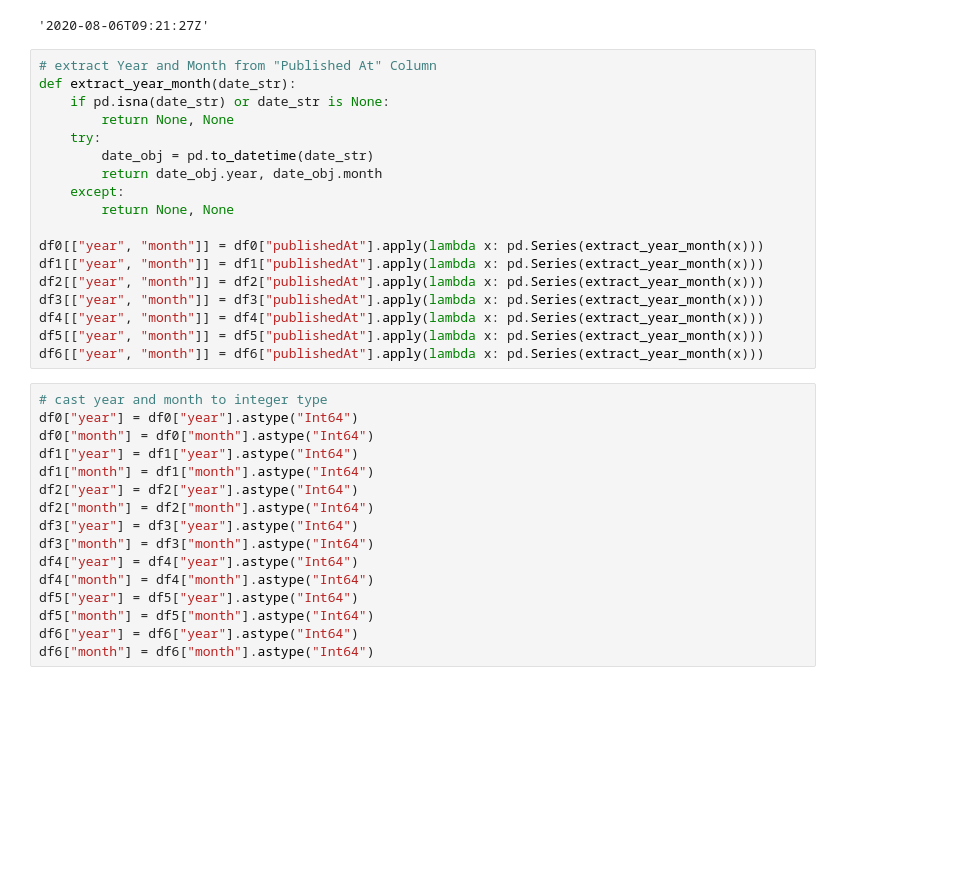
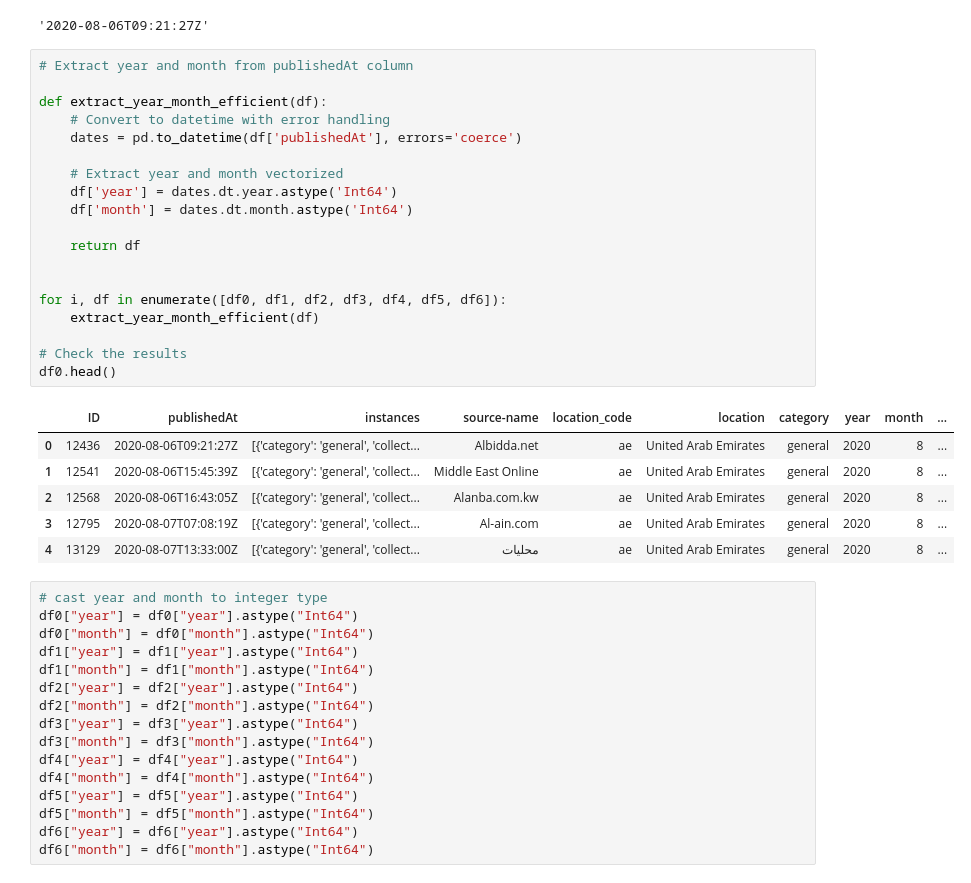
Before and after one commit to erinabruzzy/DSAN5100Final, a Jupyter notebook: data_cleaning.ipynb, the cells around one changed output. Cells and saved outputs as stored; diff of their text form; blank space fills up the shorter version.

Commit message:
Efficient way to add year and month

```diff
--- a/data_cleaning.ipynb
+++ b/data_cleaning.ipynb
@@ -175,24 +175,32 @@ unique_categories
 df0["publishedAt"].iloc[0]
 # %% [output]
 '2020-08-06T09:21:27Z'
-# %%
-# extract Year and Month from "Published At" Column
-def extract_year_month(date_str):
-    if pd.isna(date_str) or date_str is None:
-        return None, None
-    try:
-        date_obj = pd.to_datetime(date_str)
-        return date_obj.year, date_obj.month
-    except:
-        return None, None
-
-df0[["year", "month"]] = df0["publishedAt"].apply(lambda x: pd.Series(extract_year_month(x)))
-df1[["year", "month"]] = df1["publishedAt"].apply(lambda x: pd.Series(extract_year_month(x)))
-df2[["year", "month"]] = df2["publishedAt"].apply(lambda x: pd.Series(extract_year_month(x)))
-df3[["year", "month"]] = df3["publishedAt"].apply(lambda x: pd.Series(extract_year_month(x)))
-df4[["year", "month"]] = df4["publishedAt"].apply(lambda x: pd.Series(extract_year_month(x)))
-df5[["year", "month"]] = df5["publishedAt"].apply(lambda x: pd.Series(extract_year_month(x)))
-df6[["year", "month"]] = df6["publishedAt"].apply(lambda x: pd.Series(extract_year_month(x)))
+# %%
+# Extract year and month from publishedAt column
+
+def extract_year_month_efficient(df):
+    # Convert to datetime with error handling
+    dates = pd.to_datetime(df['publishedAt'], errors='coerce')
+
+    # Extract year and month vectorized
+    df['year'] = dates.dt.year.astype('Int64')
+    df['month'] = dates.dt.month.astype('Int64')
+
+    return df
+
+
+for i, df in enumerate([df0, df1, df2, df3, df4, df5, df6]):
+    extract_year_month_efficient(df)
+
+# Check the results
+df0.head()
+# %% [output]
+|  | ID | publishedAt | instances | source-name | location_code | location | category | year | month | ... |
+| 0 | 12436 | 2020-08-06T09:21:27Z | [{'category': 'general', 'collect... | Albidda.net | ae | United Arab Emirates | general | 2020 | 8 | ... |
+| 1 | 12541 | 2020-08-06T15:45:39Z | [{'category': 'general', 'collect... | Middle East Online | ae | United Arab Emirates | general | 2020 | 8 | ... |
+| 2 | 12568 | 2020-08-06T16:43:05Z | [{'category': 'general', 'collect... | Alanba.com.kw | ae | United Arab Emirates | general | 2020 | 8 | ... |
+| 3 | 12795 | 2020-08-07T07:08:19Z | [{'category': 'general', 'collect... | Al-ain.com | ae | United Arab Emirates | general | 2020 | 8 | ... |
+| 4 | 13129 | 2020-08-07T13:33:00Z | [{'category': 'general', 'collect... | محليات | ae | United Arab Emirates | general | 2020 | 8 | ... |
 # %%
 # cast year and month to integer type
 df0["year"] = df0["year"].astype("Int64")
```
